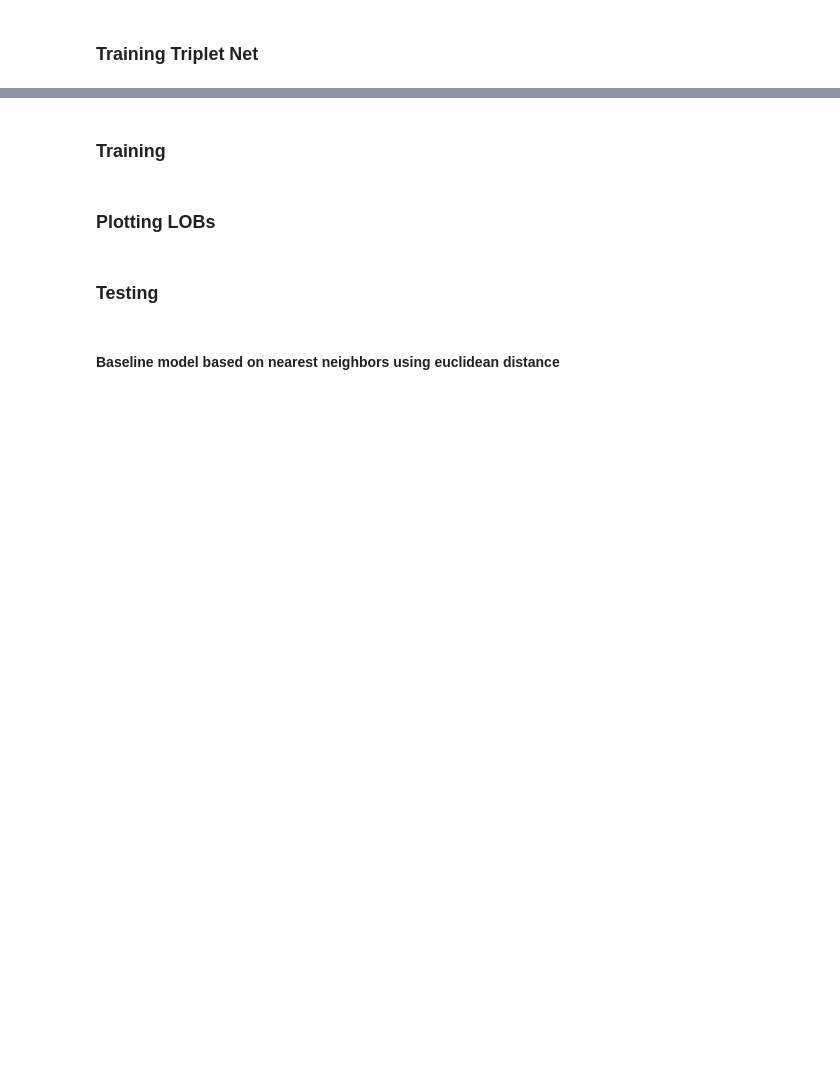
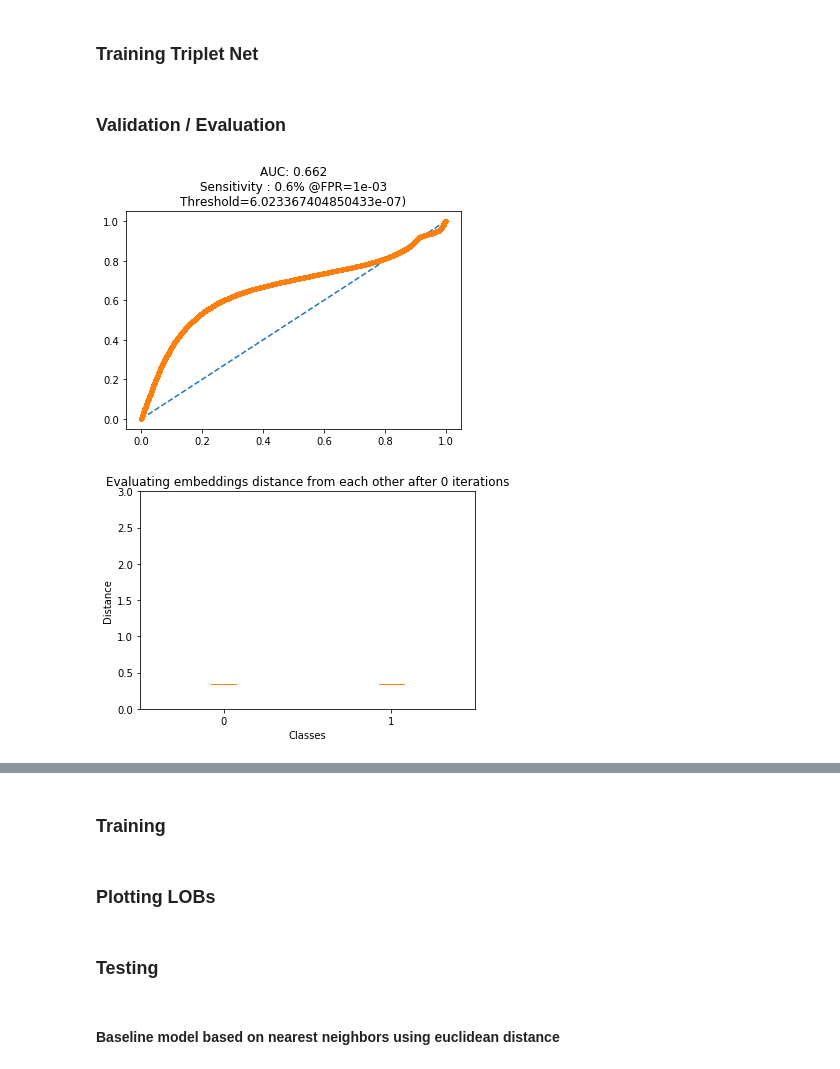
Before and after one commit to solitudeforsanity/LimitOrderBookPatterns, a Jupyter notebook: src/notebooks/Spoof_Detection_Siamese_Net.ipynb, the cells around one changed output, grey strips where cells are left out. Drawn from its saved outputs; the diff is of its cells as text; code cells hidden in the pictures; blank space fills up the shorter version.

```diff
--- a/src/notebooks/Spoof_Detection_Siamese_Net.ipynb
+++ b/src/notebooks/Spoof_Detection_Siamese_Net.ipynb
@@ -60,4 +75,16 @@ from sklearn.utils import shuffle
 from tensorflow_addons.losses import triplet_semihard_loss
+# %%
+# Hyperparameters
+n_iteration=0
+nb_classes=2
+cols, rows = 2, 30
+input_shape = (cols, rows, 1)
+
+# Hyper parameters
+evaluate_every = 1000 # interval for evaluating on one-shot tasks
+batch_size = 32
+n_iter = 20000 # No. of training iterations
+n_val = 250 # how many one-shot tasks to validate on
 # %% [markdown]
 ### Data Loading and Cleansing
 # %%
@@ -95,8 +123,24 @@ def retrieve_cleansed_data(pos_raw, neg_raw, side):
 
         return df_pos_data['quantity'], df_neg
 
+def combine_pos_neg(pos_sample, neg_sample, pos_target=None, neg_target=None):
+    list_of_samples = []
+    n_examples_p, d, w, h = pos_sample.shape
+    pos_sample = pos_sample.reshape(n_examples_p, w, h, d)
+    neg_sample = neg_sample.reshape(neg_sample.shape[0], w, h, d)
+
+    sample = np.append(pos_sample, neg_sample, axis=0)
+    target = np.append(np.ones(pos_sample.shape[0]), np.zeros(neg_sample.shape[0]))
+    sample, target = shuffle(sample, target)
+    list_of_samples = [pos_sample, neg_sample]
+    return sample, target, list_of_samples
+
 pos_train, neg_train = retrieve_cleansed_data(goog_train_pos, goog_train_neg, 'B')
+pos_test, neg_test = retrieve_cleansed_data(abeo_val_pos, abeo_val_neg, 'B')
 pos_val, neg_val = retrieve_cleansed_data(goog_val_pos, goog_val_neg, 'B')
+
+x_train, y_train, list_of_train = combine_pos_neg(pos_train, neg_train)
+x_test, y_test, list_of_test = combine_pos_neg(pos_test, neg_test)
 # %% [markdown]
 ### Model Initialisation
 # %%
@@ -361,0 +384,2 @@ def triplet_loss(y_true, y_pred, alpha = 0.2):
+# %% [markdown]
+### Validation / Evaluation
@@ -361,0 +506,9 @@ def triplet_loss(y_true, y_pred, alpha = 0.2):
+# %%
+#Testing on an untrained network
+probs, yprob = compute_probs(build_embedding ,x_test[:1500,:,:,:], y_test[:1500])
+fpr, tpr, thresholds,auc = compute_metrics(probs, yprob)
+draw_roc(fpr, tpr,thresholds)
+draw_interdist(build_embedding,n_iteration)
+# %% [output]
+[figure, added]
+[figure, added]
```
Also changed, not shown: parts of 30 cells of this notebook.
